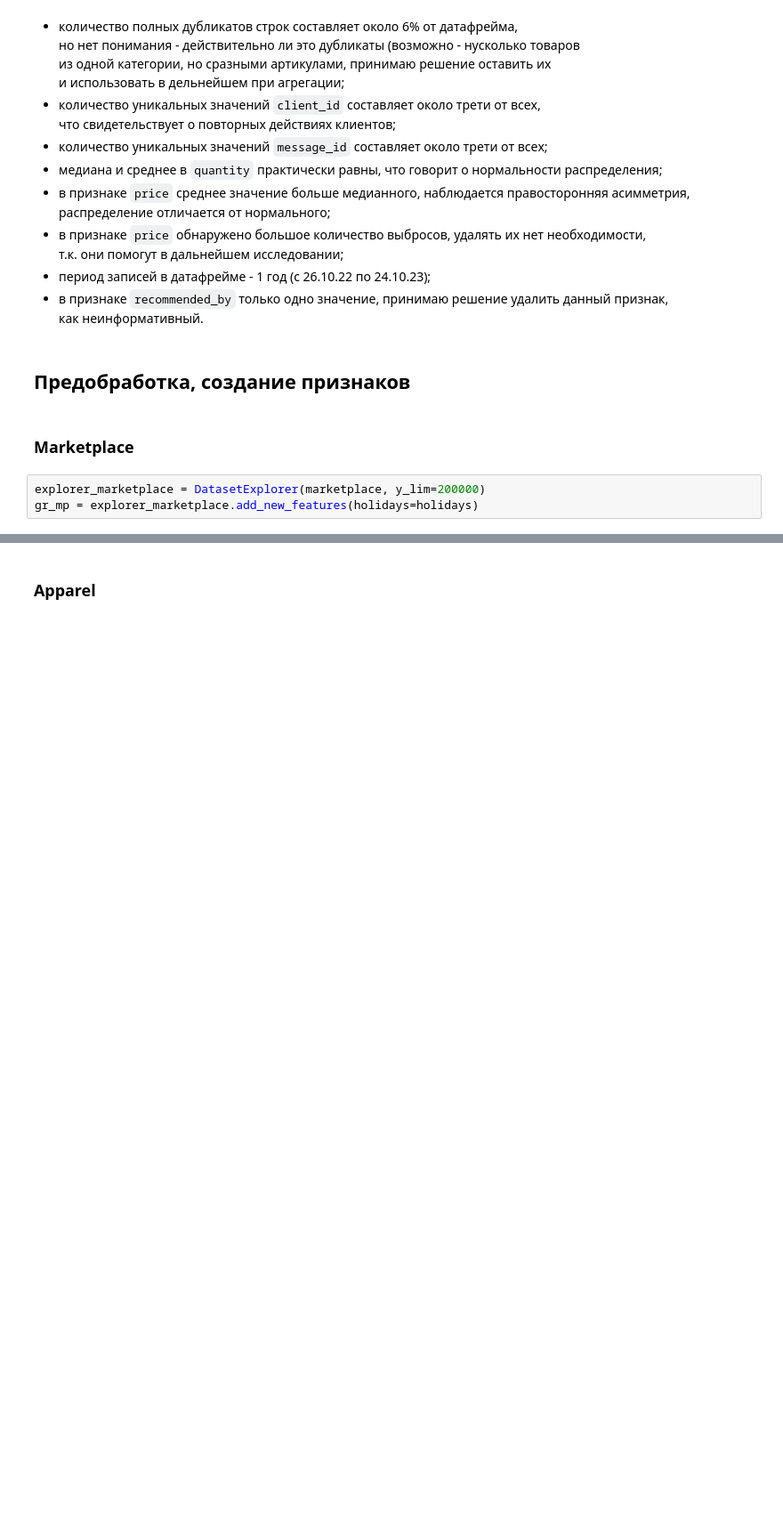
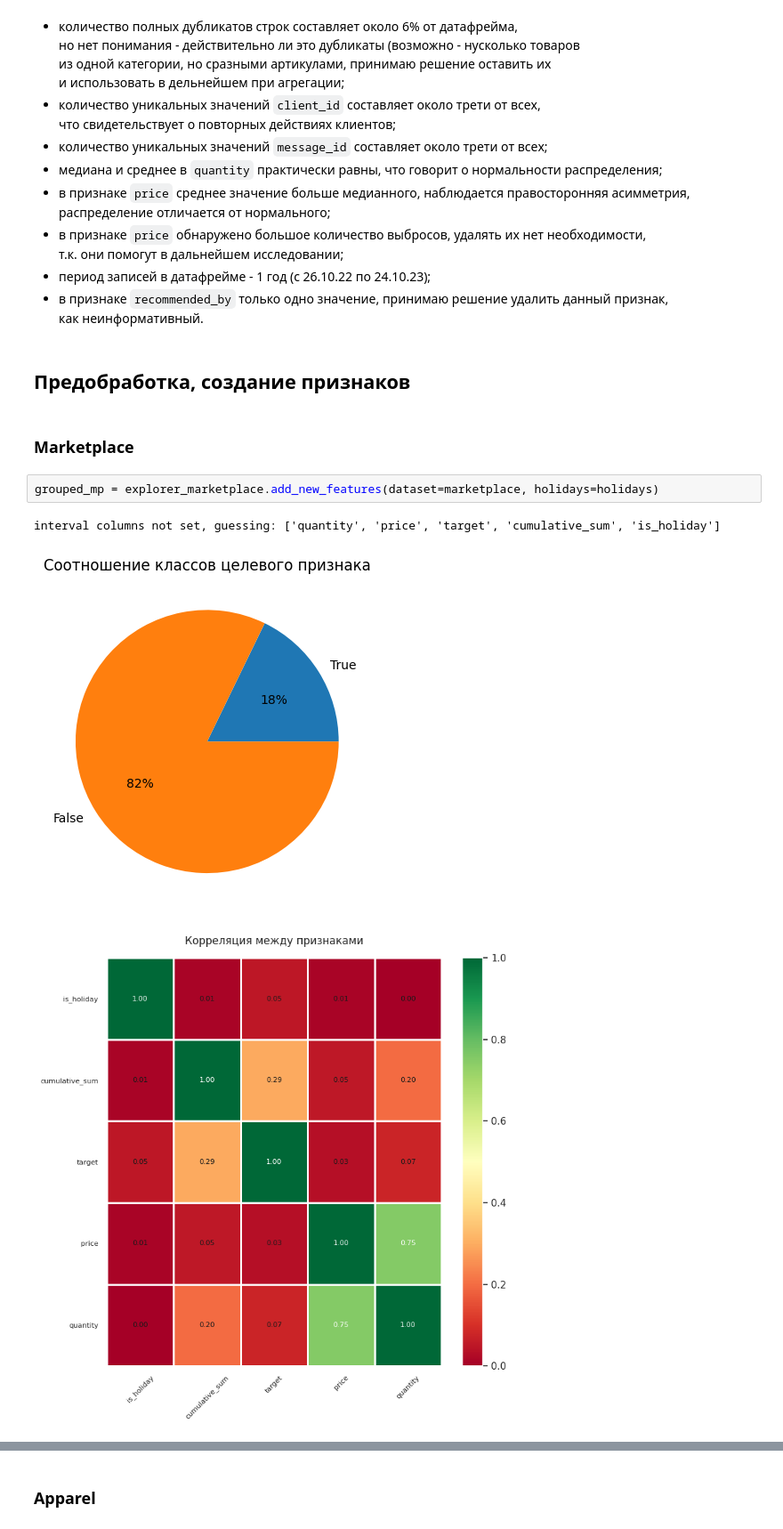
Before and after one commit to denis-42ds/repeat_purchase_forecast, a Jupyter notebook: ecom_forecast.ipynb, the cells around one changed output, grey strips where cells are left out. Shown at 89% size. Saved outputs shown, nothing was run; the diff lists cells and outputs as text; blank space fills up the shorter version.

```diff
--- a/ecom_forecast.ipynb
+++ b/ecom_forecast.ipynb
@@ -443,6 +410,9 @@ memory usage: 31.8+ KB
 # %% [markdown]
 ### Marketplace
 # %%
-explorer_marketplace = DatasetExplorer(marketplace, y_lim=200000)
-gr_mp = explorer_marketplace.add_new_features(holidays=holidays)
+grouped_mp = explorer_marketplace.add_new_features(dataset=marketplace, holidays=holidays)
+# %% [output]
+interval columns not set, guessing: ['quantity', 'price', 'target', 'cumulative_sum', 'is_holiday']
+[figure, added]
+[figure, added]
 # %%
```
Also changed, not shown: parts of 45 cells of this notebook, 5 other files.
